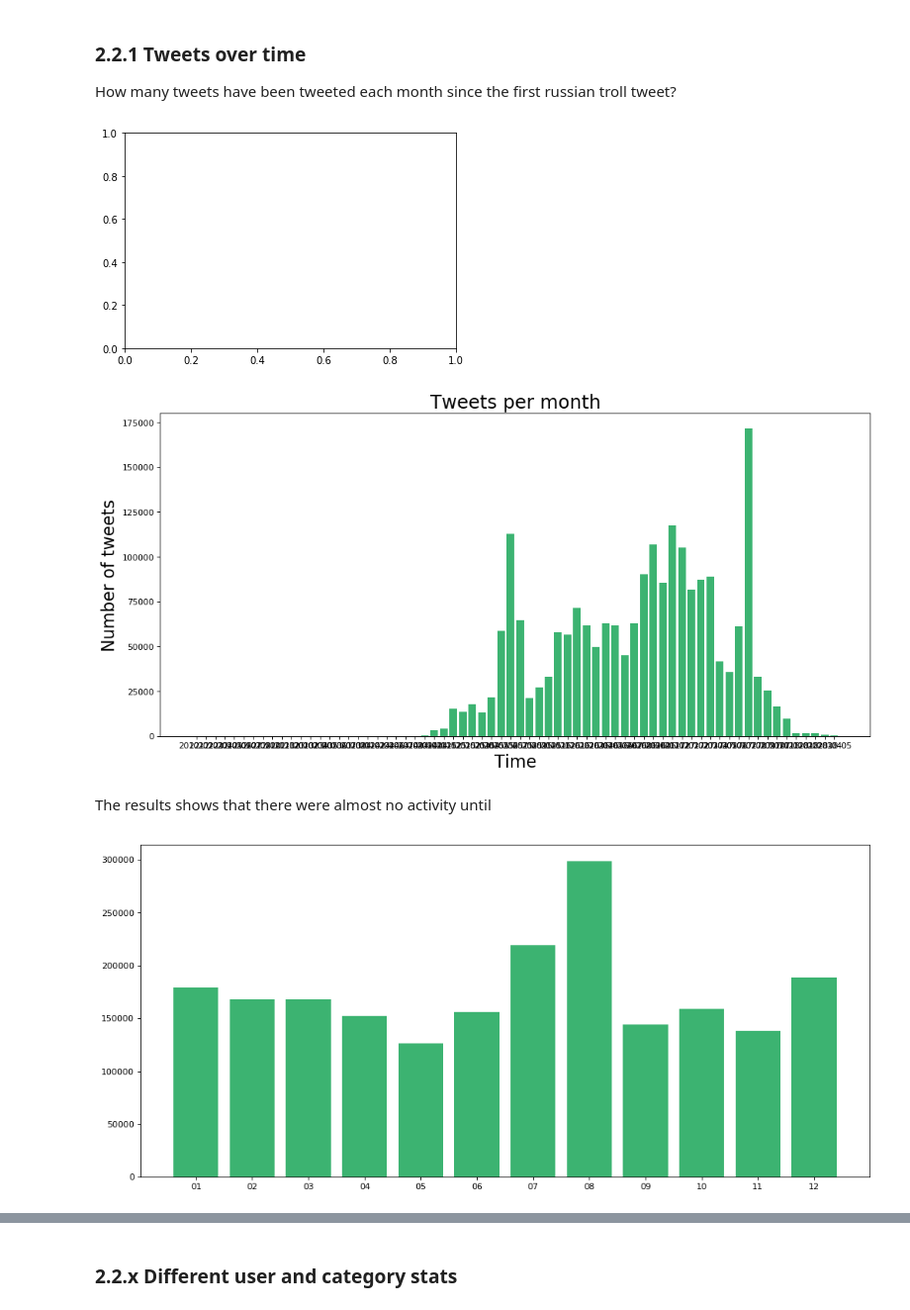
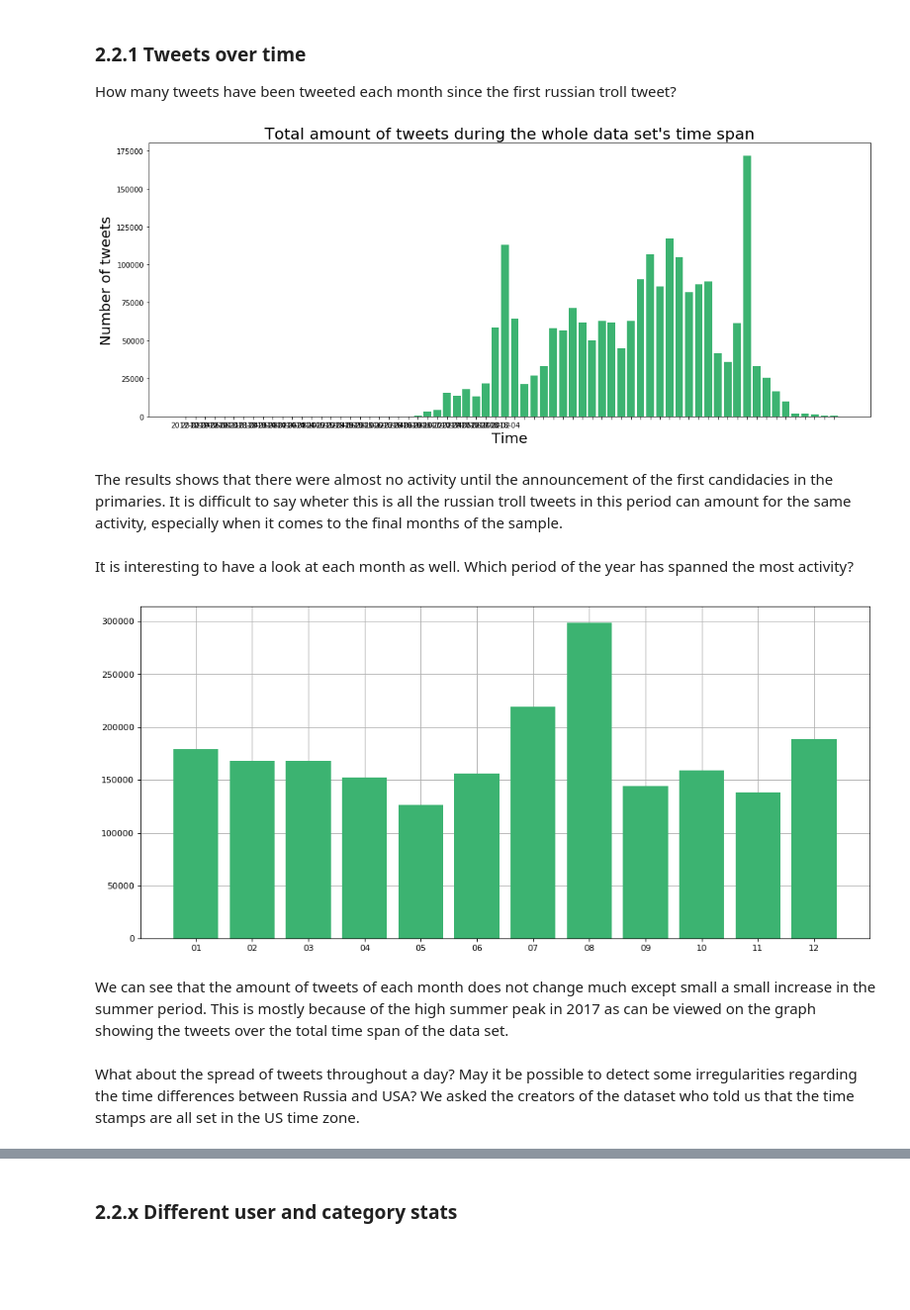
Before and after one commit to haakonms/ADAproject, a Jupyter notebook: Milestone2.ipynb, the cells around one changed output, grey strips where cells are left out. Shown: that part at 99% size. Cells and saved outputs as stored; diff of their text form; code cells hidden in the pictures; blank space fills up the shorter version.

```diff
--- a/Milestone2.ipynb
+++ b/Milestone2.ipynb
@@ -291,39 +301,48 @@ ap_right_count1 = after_primaries_right1["publish_date"].map(lambda x: str(x)[:7
 # %% [markdown]
 ### 2.2.1 Tweets over time
 How many tweets have been tweeted each month since the first russian troll tweet?
+# %%
+index_list = data1_month_count.sort_index().index.tolist()
 # %%
 def name_axises(title, xlab, ylab):
     plt.title(title, size=22), plt.xlabel(xlab, size=20), plt.ylabel(ylab, size=20)
-#A function for future plotting to save some lines.
+# A function for future plotting to save some lines.
+
+def clean_xaxis(index_list, step):
+    for x in index_list:
+        return
 
 data1_timesorted = data1.sort_values("publish_date")
 data1_month_days = data1_timesorted["publish_date"].map(lambda x: str(x)[:7])
 #if we want only month and days.
 data1_month_count = data1_month_days.value_counts()
 
-fig, ax = plt.subplots()
-figure(num=None, figsize=(15, 7), dpi=80, facecolor='w', edgecolor='k')
-#ax.tick_params(labelsize=8)
+fig, ax = plt.subplots(1,1, figsize =(18,7))
 over_time_fig = plt.bar(data1_month_count.index, data1_month_count, color = "#3CB371", align="center")
+ax.set_xticklabels(for x in index_list[3], rotation=0)
 #for label in over_time_fig.ax.xaxis.get_ticklabels()[::2]:
     #label.set_visible(False)
-name_axises("Tweets per month", "Time", "Number of tweets")
+name_axises("Total amount of tweets during the whole data set's time span", "Time", "Number of tweets")
 # %% [output]
-[figure, old version]
+[figure, new version]
-[figure, removed]
-# %% [markdown]
-The results shows that there were almost no activity until
+# %% [markdown]
+The results shows that there were almost no activity until the announcement of the first candidacies in the primaries. It is difficult to say wheter this is all the russian troll tweets in this period can amount for the same activity, especially when it comes to the final months of the sample.
+# %% [markdown]
+It is interesting to have a look at each month as well. Which period of the year has spanned the most activity?
 # %%
+#Sort out the statistics for each month.
 data1_months = data1_timesorted["publish_date"].map(lambda x: str(x)[5:7])
 data1_only_months = data1_months.value_counts().sort_index()
 
 figure(num=None, figsize=(15, 7), dpi=80, facecolor='w', edgecolor='k')
-#ax.tick_params(labelsize=8)
-month_frequency = plt.bar(data1_only_months.index, data1_only_months, color = "#3CB371", align="center")
-#if we want only month and days.
-#data1_month_count = data1_month_days.value_counts()
+plt.bar(data1_only_months.index, data1_only_months, color = "#3CB371", align="center", zorder=3)
+plt.grid(zorder=0)
 # %% [output]
-[figure, old version]
+[figure, new version]
+# %% [markdown]
+We can see that the amount of tweets of each month does not change much except small a small increase in the summer period. This is mostly because of the high summer peak in 2017 as can be viewed on the graph showing the tweets over the total time span of the data set.
+# %% [markdown]
+What about the spread of tweets throughout a day? May it be possible to detect some irregularities regarding the time differences between Russia and USA? We asked the creators of the dataset who told us that the time stamps are all set in the US time zone.
 # %%
 data1_time_of_day = data1_timesorted["publish_date"].map(lambda x: str(x)[11:13])
 data1_only_days = data1_time_of_day.value_counts().sort_index()
```
Also changed, not shown: parts of 25 cells of this notebook, 1 other file.
